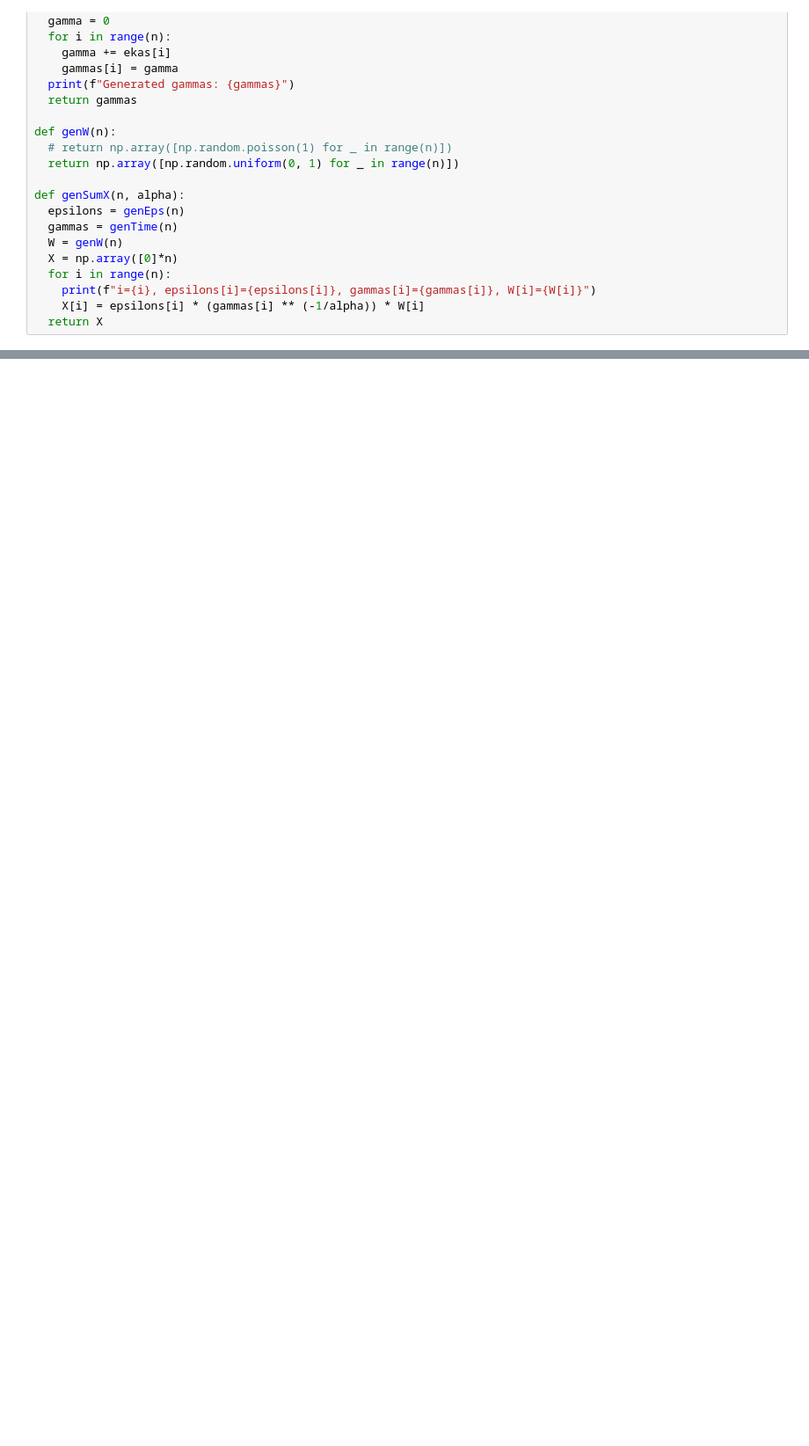
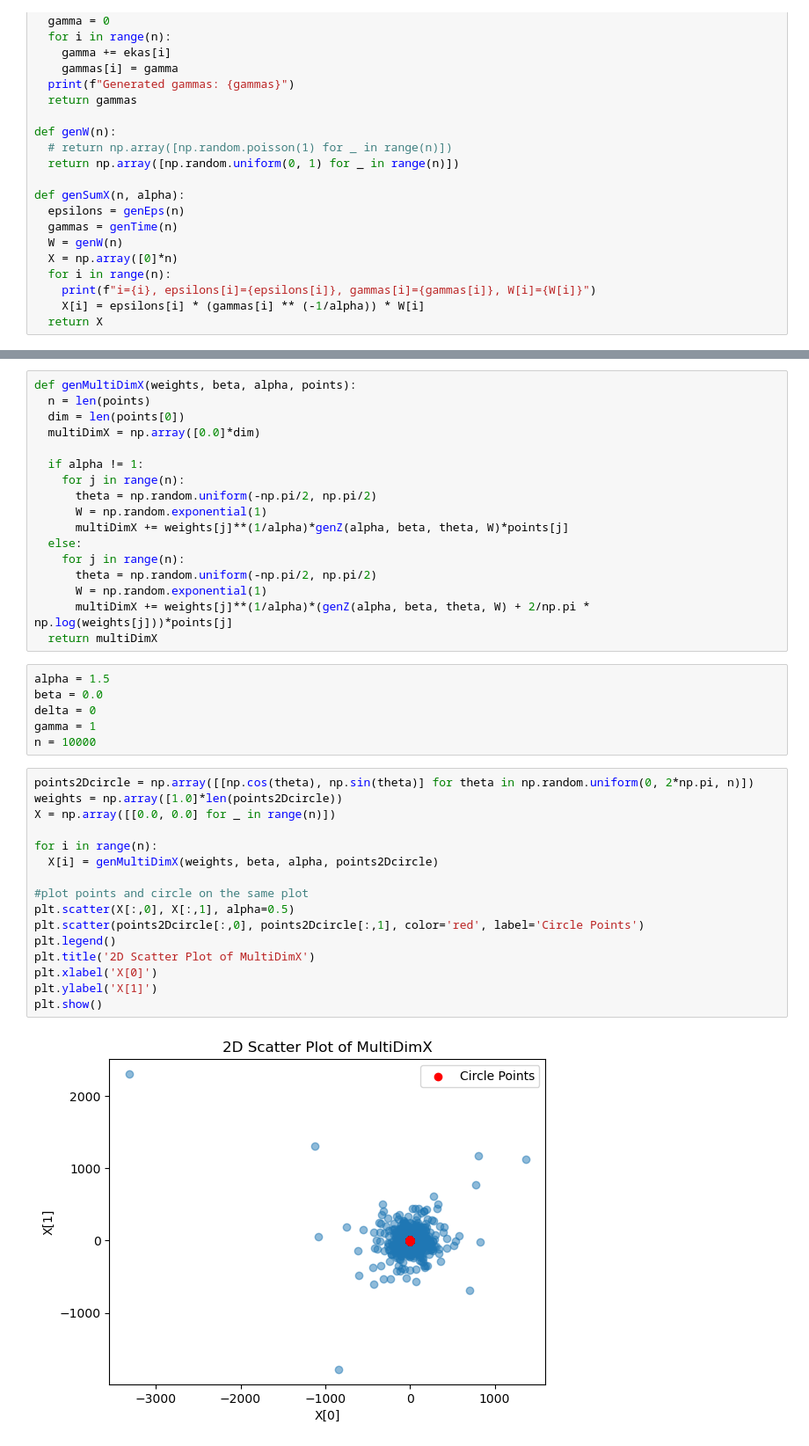
Before and after one commit to BartoszMichalak13/MastersStudies, a Jupyter notebook: sem3-2/ComputerSymulationsOfStochasticProceses/lab1.ipynb, the cells around one changed output, grey strips where cells are left out. Shown at 88% size. Cells and saved outputs as stored; diff of their text form; blank space fills up the shorter version.

```diff
--- a/sem3-2/ComputerSymulationsOfStochasticProceses/lab1.ipynb
+++ b/sem3-2/ComputerSymulationsOfStochasticProceses/lab1.ipynb
@@ -441,0 +437,41 @@ e
+# %%
+def genMultiDimX(weights, beta, alpha, points):
+  n = len(points)
+  dim = len(points[0])
+  multiDimX = np.array([0.0]*dim)
+
+  if alpha != 1:
+    for j in range(n):
+      theta = np.random.uniform(-np.pi/2, np.pi/2)
+      W = np.random.exponential(1)
+      multiDimX += weights[j]**(1/alpha)*genZ(alpha, beta, theta, W)*points[j]
+  else:
+    for j in range(n):
+      theta = np.random.uniform(-np.pi/2, np.pi/2)
+      W = np.random.exponential(1)
+      multiDimX += weights[j]**(1/alpha)*(genZ(alpha, beta, theta, W) + 2/np.pi * np.log(weights[j]))*points[j]
+  return multiDimX
+# %%
+alpha = 1.5
+beta = 0.0
+delta = 0
+gamma = 1
+n = 10000
+# %%
+points2Dcircle = np.array([[np.cos(theta), np.sin(theta)] for theta in np.random.uniform(0, 2*np.pi, n)])
+weights = np.array([1.0]*len(points2Dcircle))
+X = np.array([[0.0, 0.0] for _ in range(n)])
+
+for i in range(n):
+  X[i] = genMultiDimX(weights, beta, alpha, points2Dcircle)
+
+#plot points and circle on the same plot
+plt.scatter(X[:,0], X[:,1], alpha=0.5)
+plt.scatter(points2Dcircle[:,0], points2Dcircle[:,1], color='red', label='Circle Points')
+plt.legend()
+plt.title('2D Scatter Plot of MultiDimX')
+plt.xlabel('X[0]')
+plt.ylabel('X[1]')
+plt.show()
+# %% [output]
+[figure, added]
```
Also changed, not shown: parts of 20 cells of this notebook.
